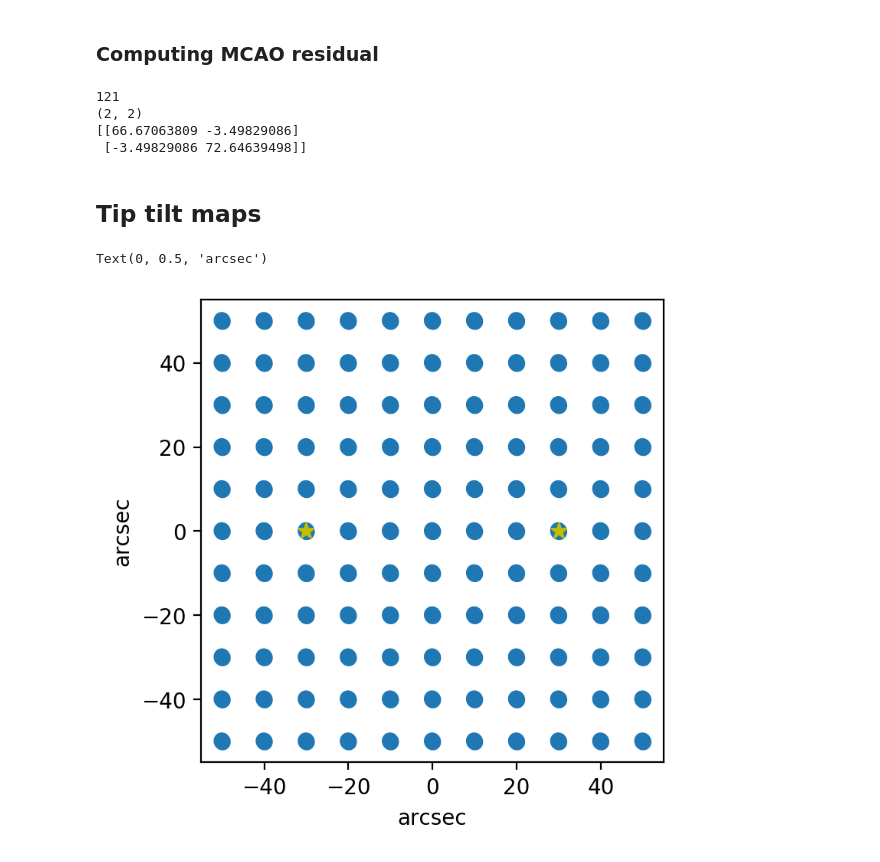
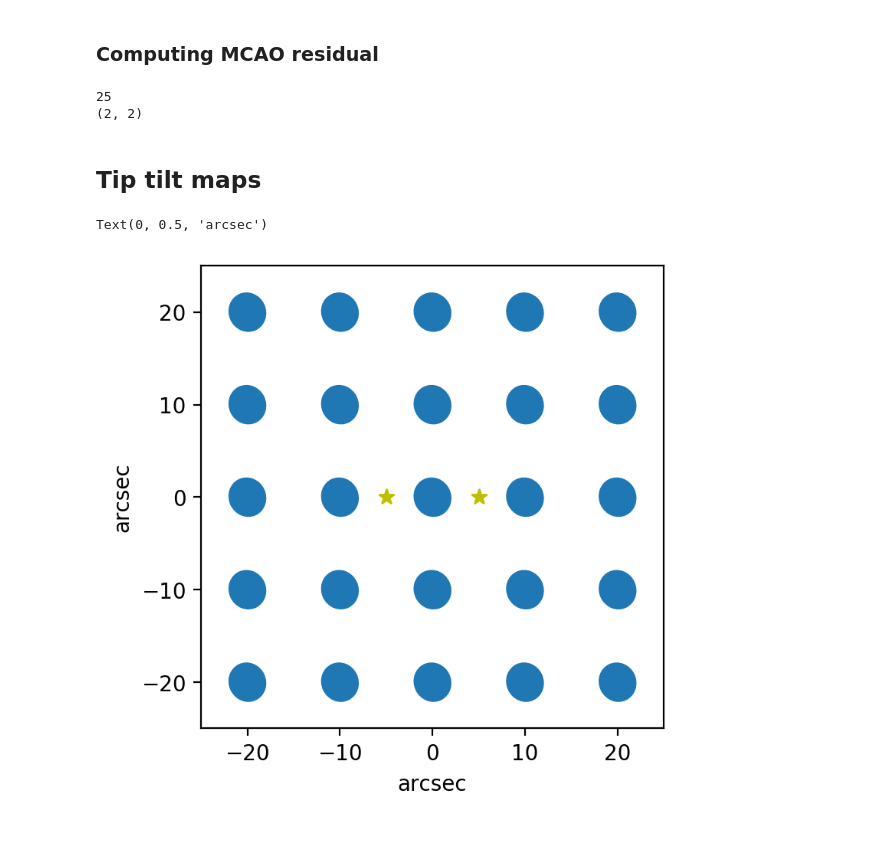
Before and after one commit to ArcetriAdaptiveOptics/arte, a Jupyter notebook: notebook/atmo/MCAO_tip_tilt_maps.ipynb, the cells around one changed output. Saved outputs shown, nothing was run; the diff lists cells and outputs as text; code cells hidden in the pictures.

```diff
--- a/notebook/atmo/MCAO_tip_tilt_maps.ipynb
+++ b/notebook/atmo/MCAO_tip_tilt_maps.ipynb
@@ -13,9 +17,9 @@ import itertools
 ##INITIALIZING THE GENERAL CONFIGURATION
 
 #NGSs' configuration
-theta_ngs1 = 30
+theta_ngs1 = 5
 az_ngs1 = 0
-theta_ngs2 = -30
+theta_ngs2 = -5
 az_ngs2 = 0
 ngs1 = GuideSource((theta_ngs1, az_ngs1), np.inf)
 ngs2 = GuideSource((theta_ngs2, az_ngs2), np.inf)
@@ -34,7 +38,7 @@ spatial_freqs = np.logspace(-3, 3, 100)
 temporal_freqs = np.logspace(-3, 3, 100)
 
 #Targets
-offsets = np.arange(11) * 10 - 50
+#offsets = np.arange(11) * 10 - 50
+offsets = np.arange(5) * 10 - 20
 pos_targets = np.array(list(itertools.product(offsets, offsets)))
-# cc = np.arange(5) * 10 - 20
-# np.array(list(itertools.product(cc, cc)))
+pos_targets.shape
@@ -88,7 +94,7 @@ cpsd_noise = np.zeros((2, 2, 1000))
 ### Getting projection matrices
 # %%
 from apposto.utils.footprint_geometry import FootprintGeometry
-from apposto.utils import zernike_projection_on_subaperture
+from apposto.utils.zernike_projection_on_subaperture import ZernikeProjectionOnSubaperture
 
 z_layer1 = 0
 z_layer2 = 10e3
@@ -96,7 +102,7 @@ zenith_angle = 0
 fov = 100
 modes_measured = 2 # Tip and tilt
 modes_layer1 = 2 # Tip and tilt
-modes_layer2 = 3 # Focus and astigmatism
+modes_layer2 = 1 # Focus
 
 fg = FootprintGeometry()
 fg.setTelescopeRadiusInMeter(ap_radius)
@@ -114,7 +120,7 @@ def getProjectionMatricesForOneLayer(z_layer, n_modes_measured, m_modes_for_laye
     R = fg._metapupilL[0][2]
     h_target = np.sqrt(fg._targetsL[0][0]**2 + fg._targetsL[0][1])
     az_target = np.arctan2(fg._targetsL[0][1], fg._targetsL[0][0])
-    zp_target = zernike_projection_on_subaperture.ZernikeProjectionOnSubaperture(pupilRadiusInMeter=R,
+    zp_target = ZernikeProjectionOnSubaperture(pupilRadiusInMeter=R,
                                                subapsRadiusInMeter=ap_radius,
                                                subapOffAxisRadiusInMeter=h_target,
                                                subapOffAxisAzimuthInDegrees=az_target)
@@ -200,12 +206,9 @@ for i in range(len(cpsd_mats_ngs)):
 
 print(len(res_list))
 print(res_list[0].shape)
-print(res_list[100])
 # %% [output]
-121
+25
 (2, 2)
-[[66.67063809 -3.49829086]
- [-3.49829086 72.64639498]]
 # %% [markdown]
 ## Tip tilt maps
 # %%
@@ -242,27 +245,27 @@ def ellipsePlot(distances_xy, width, height, angle,
 # %%
 #Computation of covariance ellipses' parameters.
 
 #positionsInXY = np.stack(getCartesianPositions(theta_targets, az_targets), axis=-1)
 widths = []
 heights = []
 ths = []
 for res in res_list:
     w, h, t = computeEllipseParameters(covariance_matrix=res, nstd=1)
     widths.append(w)
     heights.append(h)
     ths.append(t)
 
 #Plot of the tip tilt map (field in XY coordinates).
 import matplotlib.pyplot as plt
 ellipsePlot(distances_xy=pos_targets, width=widths, height=heights, angle=ths,
-            x_max=55, x_min=-55, y_max=55, y_min=-55)
+            x_max=25, x_min=-25, y_max=25, y_min=-25)
 
 x_ngs1, y_ngs1 = getCartesianPositions(theta_ngs1, az_ngs1)
 x_ngs2, y_ngs2 = getCartesianPositions(theta_ngs2, az_ngs2)
 plt.scatter(x_ngs1, y_ngs1, marker='*', s=50, color='y', zorder=2)
 plt.scatter(x_ngs2, y_ngs2, marker='*', s=50, color='y', zorder=2)
 plt.xlabel('arcsec')
 plt.ylabel('arcsec')
 # %% [output]
 Text(0, 0.5, 'arcsec')
-[figure, old version]
+[figure, new version]
```
Also changed, not shown: parts of 6 cells of this notebook, 1 other file.
